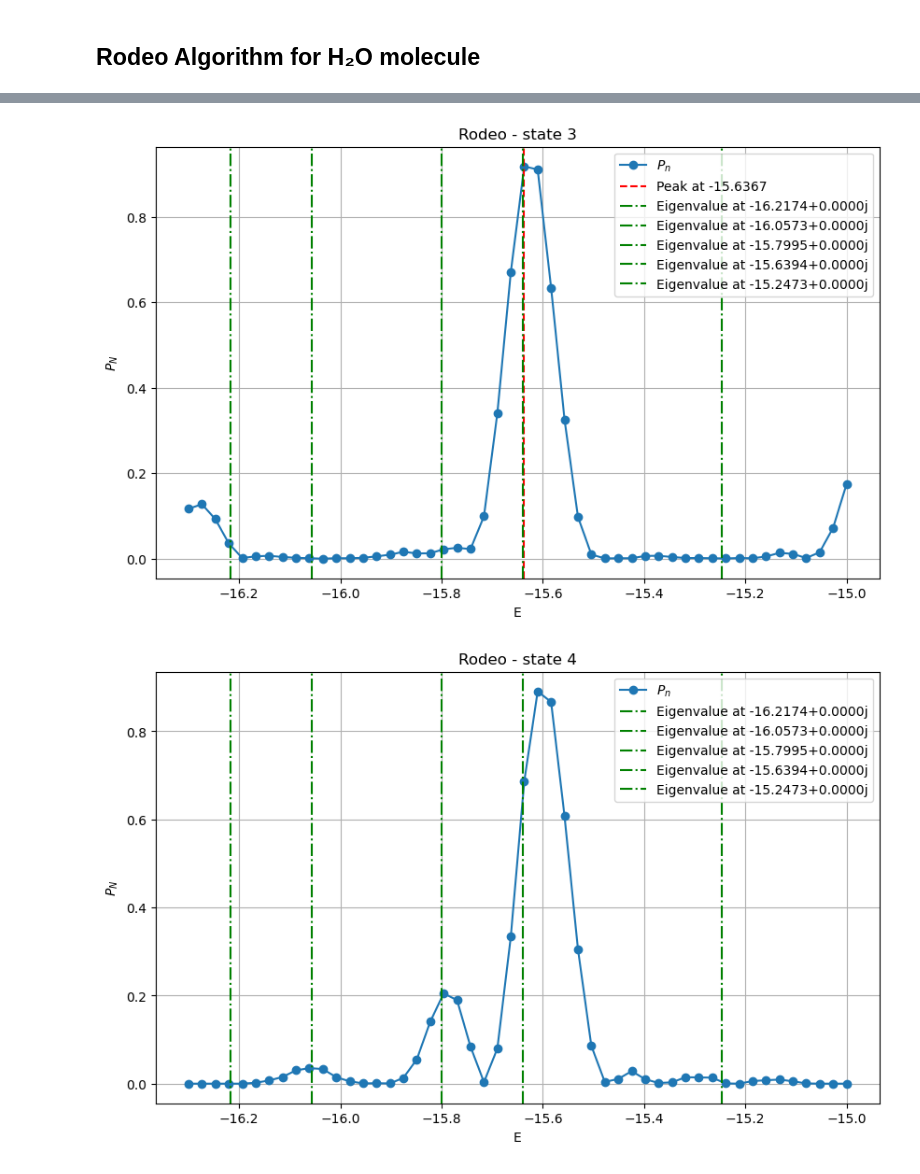
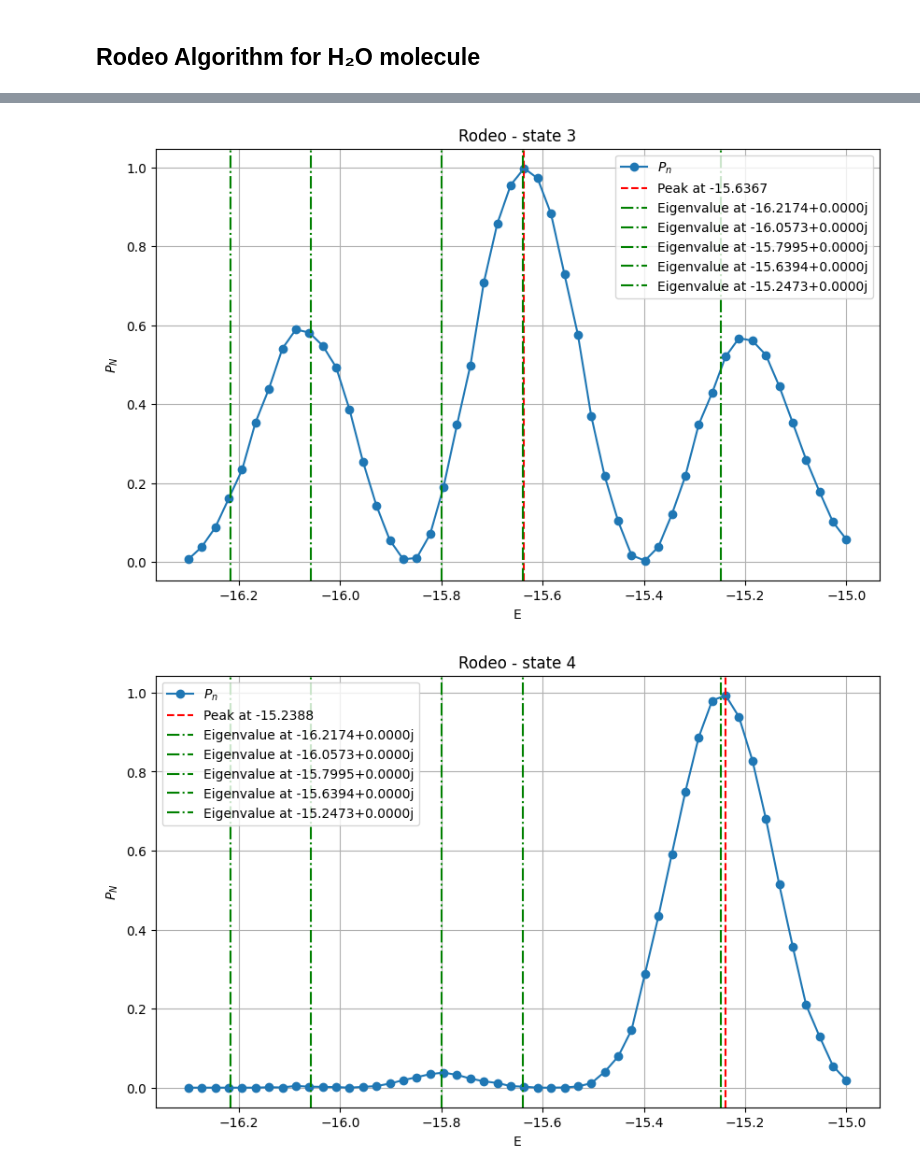
Before and after one commit to Los-Pollos-Quanticos/PushQuantumHackaton2024, a Jupyter notebook: qc_project.ipynb, the cells around one changed output, grey strips where cells are left out. Saved outputs shown, nothing was run; the diff lists cells and outputs as text; code cells hidden in the pictures.

```diff
--- a/qc_project.ipynb
+++ b/qc_project.ipynb
@@ -161,7 +159,7 @@ The first step is to implement the Rodeo algorithm to solve the simple Hamiltoni
 # %%
 np.random.seed(0)  # Please don't change
 
-def get_t_n(T_RMS, N, tol=0.5):
+def get_t_n(T_RMS, N, tol=0.01):
     """
     Generate a list of N positive random numbers from a normal distribution with a given RMS value.
     The function repeats the generation until the RMS of the generated numbers is within a tolerance of tol.
@@ -197,7 +195,7 @@ def generate_input_data_sample(start, end, samples, T_RMS, N):
     """
     t_n = get_t_n(T_RMS, N)
     energies = np.linspace(start, end, samples)
-    data = [{"E": e, "t_n": t_n} for e in energies]
+    data = [{"E": e, "t1": t_n, "t2": t_n} for e in energies]
     return energies, data
 
 def aggregate_counts(range_values, sample_result, N):
@@ -274,7 +272,7 @@ N = 6
 initial_vec = uniform_superposition
 
 @qfunc
-def main(a: Output[QArray], x: Output[QArray], E: CReal, t_n: CArray[CReal, 6]):
+def main(a: Output[QArray], x: Output[QArray], E: CReal, t1: CArray[CReal, 6], t2: CArray[CReal, 6]):
     """
     Main quantum function implementing the Rodeo algorithm.
     """
@@ -283,13 +281,12 @@ def main(a: Output[QArray], x: Output[QArray], E: CReal, t_n: CArray[CReal, 6]):
     # Prepare ancilla in the |+> state (using |0> state as default)
     hadamard_transform(a)
     # Apply controlled trotter evolution
-    repeat(N, lambda i: apply_control(a[i], x, t=t_n[i]))
+    repeat(N, lambda i: apply_control(a[i], x, t=t1[i]))
     # Apply the phase rotation
-    repeat(N, lambda i: phase(a[i], E*t_n[i]))
+    repeat(N, lambda i: phase(a[i], E*t2[i]))
     hadamard_transform(a)
 
-qmod = create_model(main)
-qprog = synthesize(qmod)
+qprog = synthesize(main)
 execution_session = ExecutionSession(qprog)
 # %%
 T_RMS = 7
@@ -443,16 +309,21 @@ energy: -0.25293967012651636
 # %% [markdown]
 ## Rodeo Algorithm (using estimated initial state and energy interval)
 # %%
-N = 6
+N = 3
 T_RMS = 7
-EMIN,EMAX = calculate_range(HAMILTONIAN)
+EMIN = -2
 EMAX=0 # manual correction
 SAMPLES = 60
 results = list()
-
+guessed_vectors = [
+    [0,1,0,0],
+    [1,0,0,0],
+    [0,0,0,1],
+    [0,0,1,0],
+]
 for initial_vec in guessed_vectors:
     @qfunc
-    def main(a: Output[QArray], x: Output[QArray], E: CReal, t_n: CArray[CReal, 6]):
+    def main(a: Output[QArray], x: Output[QArray], E: CReal, t1: CArray[CReal, 6], t2: CArray[CReal, 6]):
         """
         Main quantum function implementing the Rodeo algorithm.
         """
@@ -461,13 +332,12 @@ for initial_vec in guessed_vectors:
         # Prepare ancilla in the |+> state (using |0> state as default)
         hadamard_transform(a)
         # Apply controlled trotter evolution
-        repeat(N, lambda i: apply_control(a[i], x, t=t_n[i]))
+        repeat(N, lambda i: apply_control(a[i], x, t=t1[i]))
         # Apply the phase rotation
-        repeat(N, lambda i: phase(a[i], E*t_n[i]))
+        repeat(N, lambda i: phase(a[i], E*t2[i]))
         hadamard_transform(a)
 
-    qmod = create_model(main)
-    qprog = synthesize(qmod)
+    qprog = synthesize(main)
     execution_session = ExecutionSession(qprog)
 
 
@@ -796,8 +487,7 @@ with open(filename
 # %%
-N=5
-results = list()
+results=list()
 for i in range(5):
-    filename=f"results_{i}.txt"
+    filename=f"results_{N}_{T_RMS}_{i}.txt"
     with open(filename, 'r') as f:
         result = eval(f.read())
         results.append(result)
@@ -814,2 +504,2 @@ plot_sample(results[4],N, eig_val[0:5],title='Rodeo - state 4', threshold=0.90,
-[figure, old version]
+[figure, new version]
-[figure, old version]
+[figure, new version]
```
Also changed, not shown: parts of 16 cells of this notebook, 4 other files.
